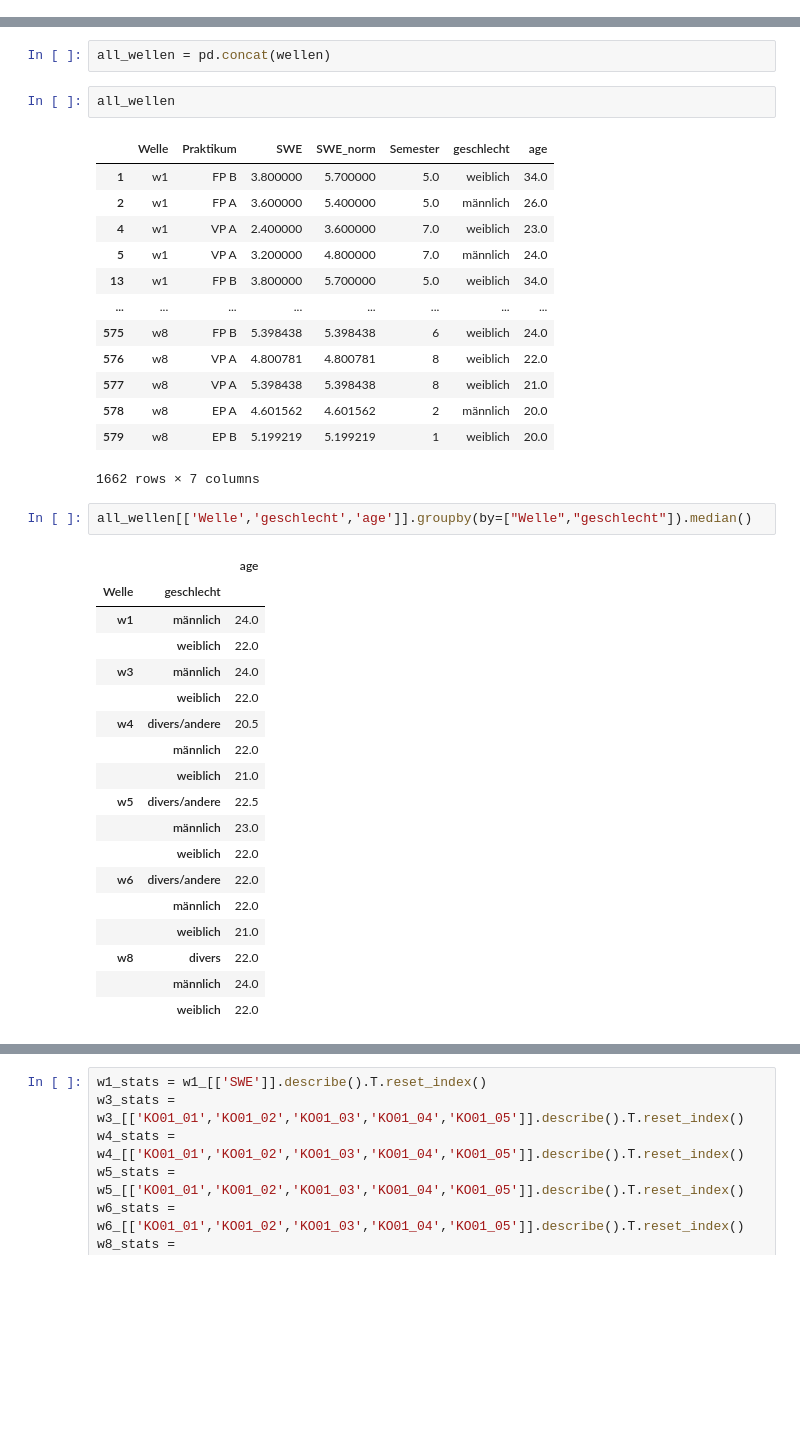
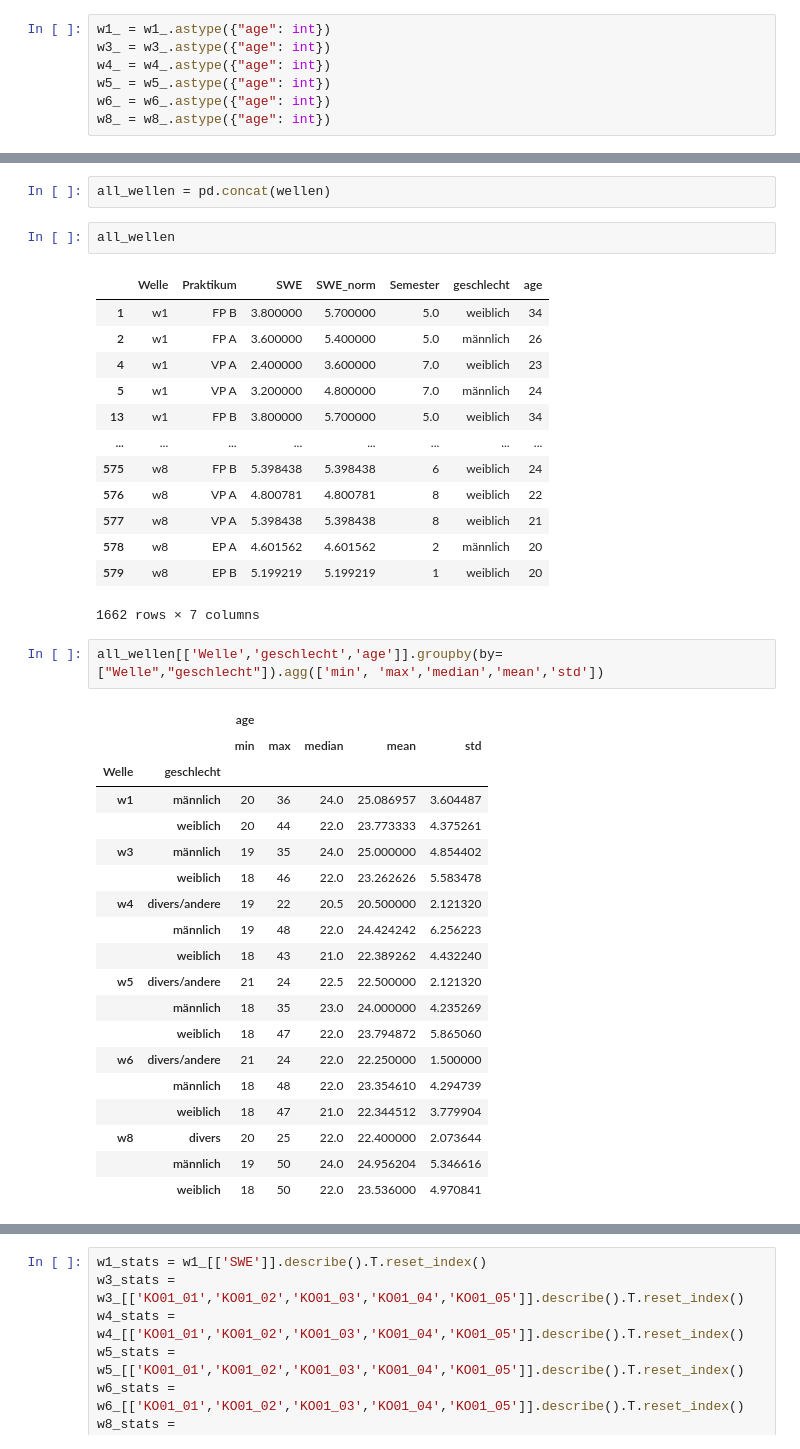
Before and after one commit to annaromankiewicz/masterarbeit, a Jupyter notebook: Analysis.ipynb, the cells around one changed output, grey strips where cells are left out. Cells and saved outputs as stored; diff of their text form; blank space fills up the shorter version.

Commit message:
Table age

```diff
--- a/Analysis.ipynb
+++ b/Analysis.ipynb
@@ -193,6 +199,13 @@ w4_.dropna(axis='index', how='any',inplace=True)
 w5_.dropna(axis='index', how='any',inplace=True)
 w6_.dropna(axis='index', how='any',inplace=True)
 w8_.dropna(axis='index', how='any',inplace=True)
+# %%
+w1_ = w1_.astype({"age": int})
+w3_ = w3_.astype({"age": int})
+w4_ = w4_.astype({"age": int})
+w5_ = w5_.astype({"age": int})
+w6_ = w6_.astype({"age": int})
+w8_ = w8_.astype({"age": int})
 # %%
 w3_.replace({"trifft gar nicht zu": 1, "trifft voll zu": 4}, inplace=True)
 w4_.replace({"trifft gar nicht zu": 1, "trifft voll zu": 4}, inplace=True)
@@ -397,36 +410,37 @@ all_wellen = pd.concat(wellen)
 all_wellen
 # %% [output]
 |  | Welle | Praktikum | SWE | SWE_norm | Semester | geschlecht | age |
-| 1 | w1 | FP B | 3.800000 | 5.700000 | 5.0 | weiblich | 34.0 |
-| 2 | w1 | FP A | 3.600000 | 5.400000 | 5.0 | männlich | 26.0 |
-| 4 | w1 | VP A | 2.400000 | 3.600000 | 7.0 | weiblich | 23.0 |
-| 5 | w1 | VP A | 3.200000 | 4.800000 | 7.0 | männlich | 24.0 |
-| 13 | w1 | FP B | 3.800000 | 5.700000 | 5.0 | weiblich | 34.0 |
+| 1 | w1 | FP B | 3.800000 | 5.700000 | 5.0 | weiblich | 34 |
+| 2 | w1 | FP A | 3.600000 | 5.400000 | 5.0 | männlich | 26 |
+| 4 | w1 | VP A | 2.400000 | 3.600000 | 7.0 | weiblich | 23 |
+| 5 | w1 | VP A | 3.200000 | 4.800000 | 7.0 | männlich | 24 |
+| 13 | w1 | FP B | 3.800000 | 5.700000 | 5.0 | weiblich | 34 |
 | ... | ... | ... | ... | ... | ... | ... | ... |
-| 575 | w8 | FP B | 5.398438 | 5.398438 | 6 | weiblich | 24.0 |
-| 576 | w8 | VP A | 4.800781 | 4.800781 | 8 | weiblich | 22.0 |
-| 577 | w8 | VP A | 5.398438 | 5.398438 | 8 | weiblich | 21.0 |
-| 578 | w8 | EP A | 4.601562 | 4.601562 | 2 | männlich | 20.0 |
-| 579 | w8 | EP B | 5.199219 | 5.199219 | 1 | weiblich | 20.0 |
+| 575 | w8 | FP B | 5.398438 | 5.398438 | 6 | weiblich | 24 |
+| 576 | w8 | VP A | 4.800781 | 4.800781 | 8 | weiblich | 22 |
+| 577 | w8 | VP A | 5.398438 | 5.398438 | 8 | weiblich | 21 |
+| 578 | w8 | EP A | 4.601562 | 4.601562 | 2 | männlich | 20 |
+| 579 | w8 | EP B | 5.199219 | 5.199219 | 1 | weiblich | 20 |
 1662 rows × 7 columns
 # %%
-all_wellen[['Welle','geschlecht','age']].groupby(by=["Welle","geschlecht"]).median()
+all_wellen[['Welle','geschlecht','age']].groupby(by=["Welle","geschlecht"]).agg(['min', 'max','median','mean','std'])
 # %% [output]
-|  |  | age |
-| Welle | geschlecht |  |
-| w1 | männlich | 24.0 |
-|  | weiblich | 22.0 |
-| w3 | männlich | 24.0 |
-|  | weiblich | 22.0 |
-| w4 | divers/andere | 20.5 |
-|  | männlich | 22.0 |
-|  | weiblich | 21.0 |
-| w5 | divers/andere | 22.5 |
-|  | männlich | 23.0 |
-|  | weiblich | 22.0 |
-| w6 | divers/andere | 22.0 |
-|  | männlich | 22.0 |
-|  | weiblich | 21.0 |
-| w8 | divers | 22.0 |
-|  | männlich | 24.0 |
-|  | weiblich | 22.0 |
+|  |  | age |  |  |  |  |
+|  |  | min | max | median | mean | std |
+| Welle | geschlecht |  |  |  |  |  |
+| w1 | männlich | 20 | 36 | 24.0 | 25.086957 | 3.604487 |
+|  | weiblich | 20 | 44 | 22.0 | 23.773333 | 4.375261 |
+| w3 | männlich | 19 | 35 | 24.0 | 25.000000 | 4.854402 |
+|  | weiblich | 18 | 46 | 22.0 | 23.262626 | 5.583478 |
+| w4 | divers/andere | 19 | 22 | 20.5 | 20.500000 | 2.121320 |
+|  | männlich | 19 | 48 | 22.0 | 24.424242 | 6.256223 |
+|  | weiblich | 18 | 43 | 21.0 | 22.389262 | 4.432240 |
+| w5 | divers/andere | 21 | 24 | 22.5 | 22.500000 | 2.121320 |
+|  | männlich | 18 | 35 | 23.0 | 24.000000 | 4.235269 |
+|  | weiblich | 18 | 47 | 22.0 | 23.794872 | 5.865060 |
+| w6 | divers/andere | 21 | 24 | 22.0 | 22.250000 | 1.500000 |
+|  | männlich | 18 | 48 | 22.0 | 23.354610 | 4.294739 |
+|  | weiblich | 18 | 47 | 21.0 | 22.344512 | 3.779904 |
+| w8 | divers | 20 | 25 | 22.0 | 22.400000 | 2.073644 |
+|  | männlich | 19 | 50 | 24.0 | 24.956204 | 5.346616 |
+|  | weiblich | 18 | 50 | 22.0 | 23.536000 | 4.970841 |
```
Also changed, not shown: parts of 4 cells of this notebook, 7 other files.
